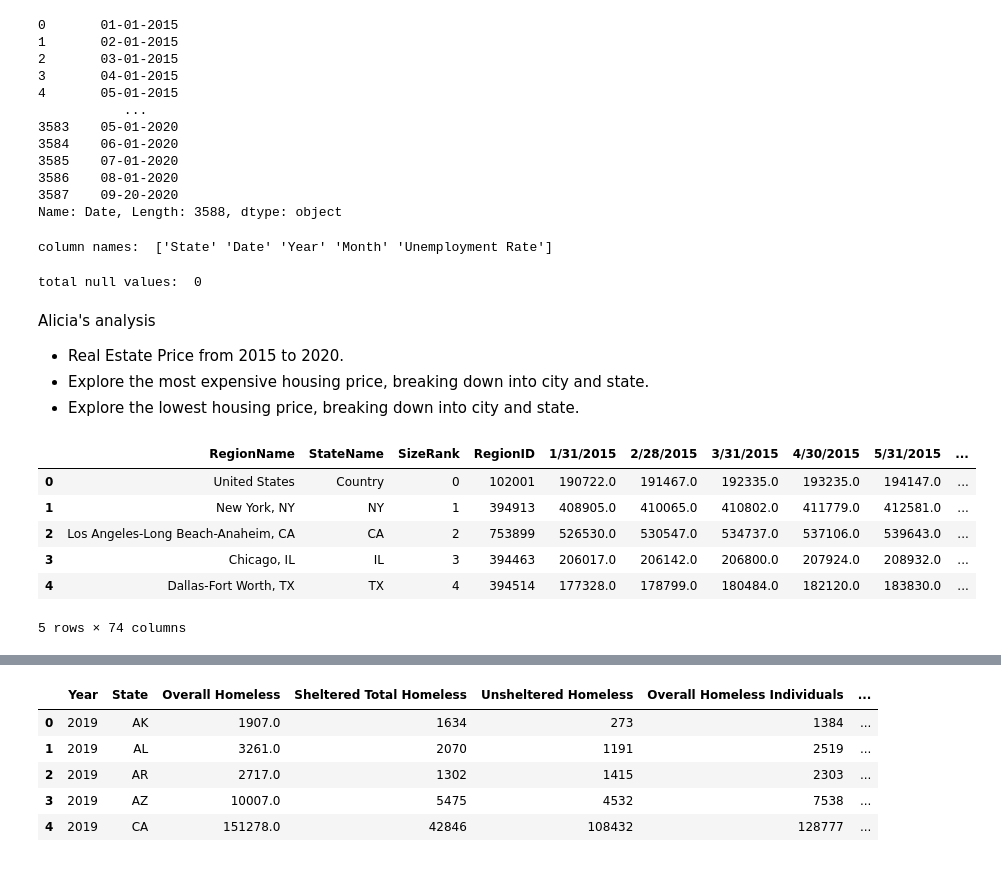
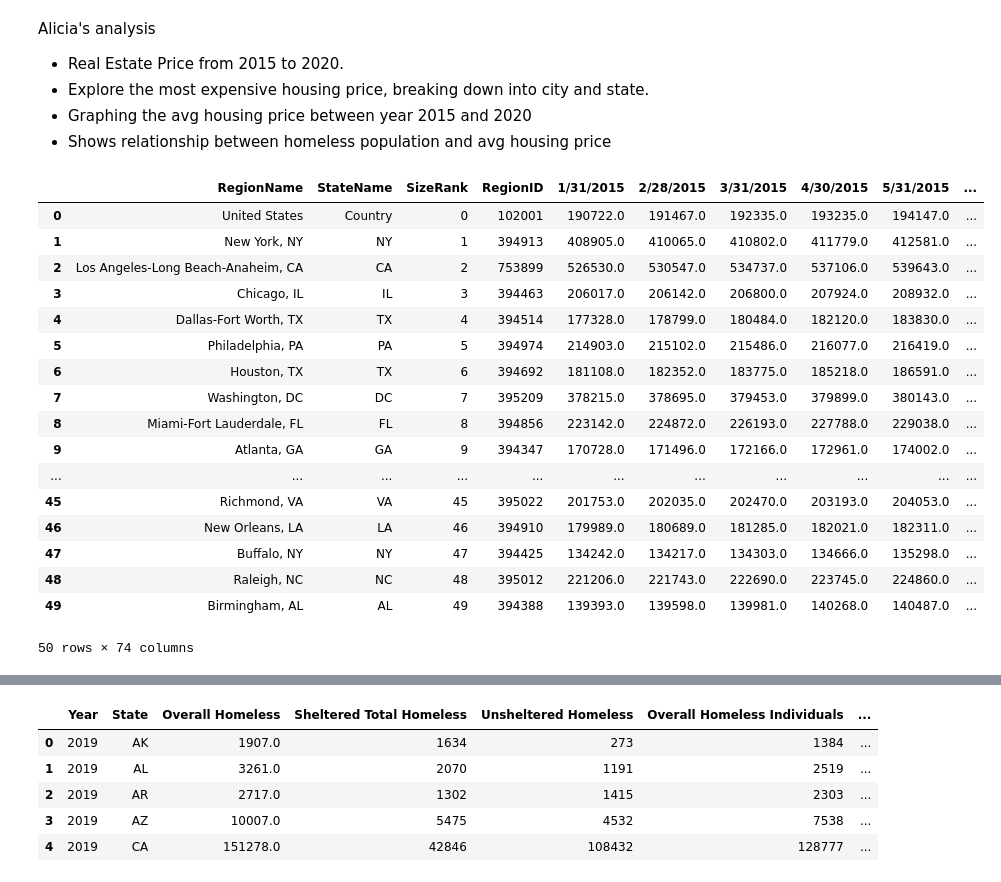
Before and after one commit to PlainJane20/Project-One, a Jupyter notebook: Coding/UE_Rates_NS-Alicia.ipynb, the cells around one changed output, grey strips where cells are left out. Cells and saved outputs as stored; diff of their text form; code cells hidden in the pictures.

```diff
--- a/Coding/UE_Rates_NS-Alicia.ipynb
+++ b/Coding/UE_Rates_NS-Alicia.ipynb
@@ -63,47 +13,38 @@ new_df.head()
-# %%
-new_df["Date"]
-# %% [output]
-0       01-01-2015
-1       02-01-2015
-2       03-01-2015
-3       04-01-2015
-4       05-01-2015
-           ...
-3583    05-01-2020
-3584    06-01-2020
-3585    07-01-2020
-3586    08-01-2020
-3587    09-20-2020
-Name: Date, Length: 3588, dtype: object
-# %%
-print ("column names: ", new_df.columns.values)
-# %% [output]
-column names:  ['State' 'Date' 'Year' 'Month' 'Unemployment Rate']
-# %%
-print ("total null values: ", UE_data_path.isna().sum().sum())
-# %% [output]
-total null values:  0
 # %% [markdown]
 Alicia's analysis
 
 
 * Real Estate Price from 2015 to 2020.
 * Explore the most expensive housing price, breaking down into city and state.
-* Explore the lowest housing price, breaking down into city and state.
+* Graphing the avg housing price between year 2015 and 2020
+* Shows relationship between homeless population and avg housing price
 # %%
 # Extracting the path
 real_estate_path = "../Data/Zillow_AllHomes_5yrs_Clean.csv"
 # %%
-# Read Real Estate Data from Zillow
+# Read Real Estate Data from Zillow (from year 2015 to 2020)
+# real_estate_data = pd.read_csv(real_estate_path)
 real_estate_data = pd.read_csv(real_estate_path)
-real_estate_data.head()
+real_estate_data = real_estate_data.loc[(real_estate_data["SizeRank"]<50)]
+real_estate_data
 
 # original dataframe has 914 rows × 75 columns
 # %% [output]
 |  | RegionName | StateName | SizeRank | RegionID | 1/31/2015 | 2/28/2015 | 3/31/2015 | 4/30/2015 | 5/31/2015 | ... |
 | 0 | United States | Country | 0 | 102001 | 190722.0 | 191467.0 | 192335.0 | 193235.0 | 194147.0 | ... |
 | 1 | New York, NY | NY | 1 | 394913 | 408905.0 | 410065.0 | 410802.0 | 411779.0 | 412581.0 | ... |
 | 2 | Los Angeles-Long Beach-Anaheim, CA | CA | 2 | 753899 | 526530.0 | 530547.0 | 534737.0 | 537106.0 | 539643.0 | ... |
 | 3 | Chicago, IL | IL | 3 | 394463 | 206017.0 | 206142.0 | 206800.0 | 207924.0 | 208932.0 | ... |
 | 4 | Dallas-Fort Worth, TX | TX | 4 | 394514 | 177328.0 | 178799.0 | 180484.0 | 182120.0 | 183830.0 | ... |
+| 5 | Philadelphia, PA | PA | 5 | 394974 | 214903.0 | 215102.0 | 215486.0 | 216077.0 | 216419.0 | ... |
+| 6 | Houston, TX | TX | 6 | 394692 | 181108.0 | 182352.0 | 183775.0 | 185218.0 | 186591.0 | ... |
+| 7 | Washington, DC | DC | 7 | 395209 | 378215.0 | 378695.0 | 379453.0 | 379899.0 | 380143.0 | ... |
+| 8 | Miami-Fort Lauderdale, FL | FL | 8 | 394856 | 223142.0 | 224872.0 | 226193.0 | 227788.0 | 229038.0 | ... |
+| 9 | Atlanta, GA | GA | 9 | 394347 | 170728.0 | 171496.0 | 172166.0 | 172961.0 | 174002.0 | ... |
+| ... | ... | ... | ... | ... | ... | ... | ... | ... | ... | ... |
+| 45 | Richmond, VA | VA | 45 | 395022 | 201753.0 | 202035.0 | 202470.0 | 203193.0 | 204053.0 | ... |
+| 46 | New Orleans, LA | LA | 46 | 394910 | 179989.0 | 180689.0 | 181285.0 | 182021.0 | 182311.0 | ... |
+| 47 | Buffalo, NY | NY | 47 | 394425 | 134242.0 | 134217.0 | 134303.0 | 134666.0 | 135298.0 | ... |
+| 48 | Raleigh, NC | NC | 48 | 395012 | 221206.0 | 221743.0 | 222690.0 | 223745.0 | 224860.0 | ... |
+| 49 | Birmingham, AL | AL | 49 | 394388 | 139393.0 | 139598.0 | 139981.0 | 140268.0 | 140487.0 | ... |
-5 rows × 74 columns
+50 rows × 74 columns
```
Also changed, not shown: parts of 61 cells of this notebook, 2 other files.
